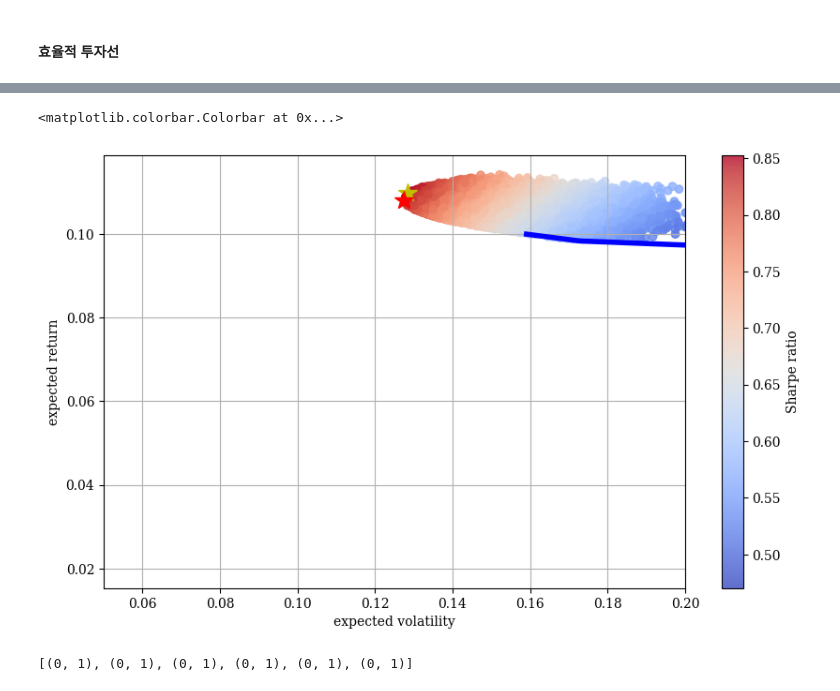
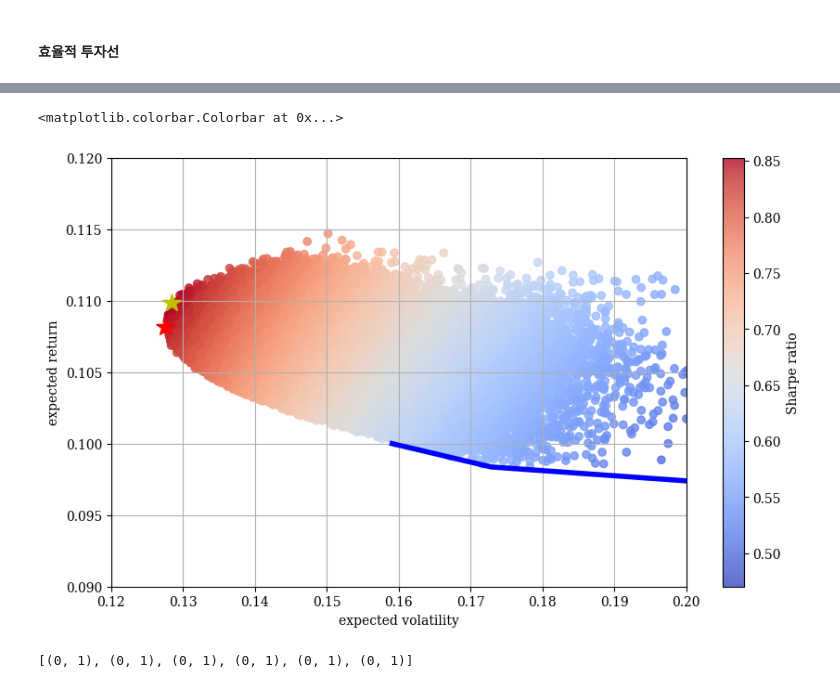
Before and after one commit to seunghee-lee/Portfolio, a Jupyter notebook: Real_Data_Statistics.ipynb, the cells around one changed output, grey strips where cells are left out. Cells and saved outputs as stored; diff of their text form; code cells hidden in the pictures.

```diff
--- a/Real_Data_Statistics.ipynb
+++ b/Real_Data_Statistics.ipynb
@@ -713,17 +713,18 @@ Wall time: 27.8 s
 # %%
 plt.figure(figsize=(10, 6))
 plt.scatter(pvols, prets, c=prets / pvols, marker='o', alpha=0.8, cmap='coolwarm')  # 무작위 포트폴리오
 plt.plot(tvols, trets, 'b', lw=4.0)  # 효율적 투자선
 plt.plot(port_vol(opts['x']), port_ret(opts['x']), 'y*', markersize=15.0)   # 최대 샤프지수를 가진 포트폴리오
 plt.plot(port_vol(optv['x']), port_ret(optv['x']), 'r*', markersize=15.0)   # 최소 분산 포트폴리오
 plt.grid(True)
-plt.xlim([0.05, 0.2])
+plt.xlim([0.12, 0.2])
+plt.ylim([0.09, 0.12])
 plt.xlabel('expected volatility')
 plt.ylabel('expected return')
 plt.colorbar(label='Sharpe ratio')
 # %% [output]
 <matplotlib.colorbar.Colorbar at 0x...>
-[figure, old version]
+[figure, new version]
 # %%
 bnds = len(symbols) * [(0, 1),]
 bnds
```
Also changed, not shown: parts of 6 cells of this notebook.
